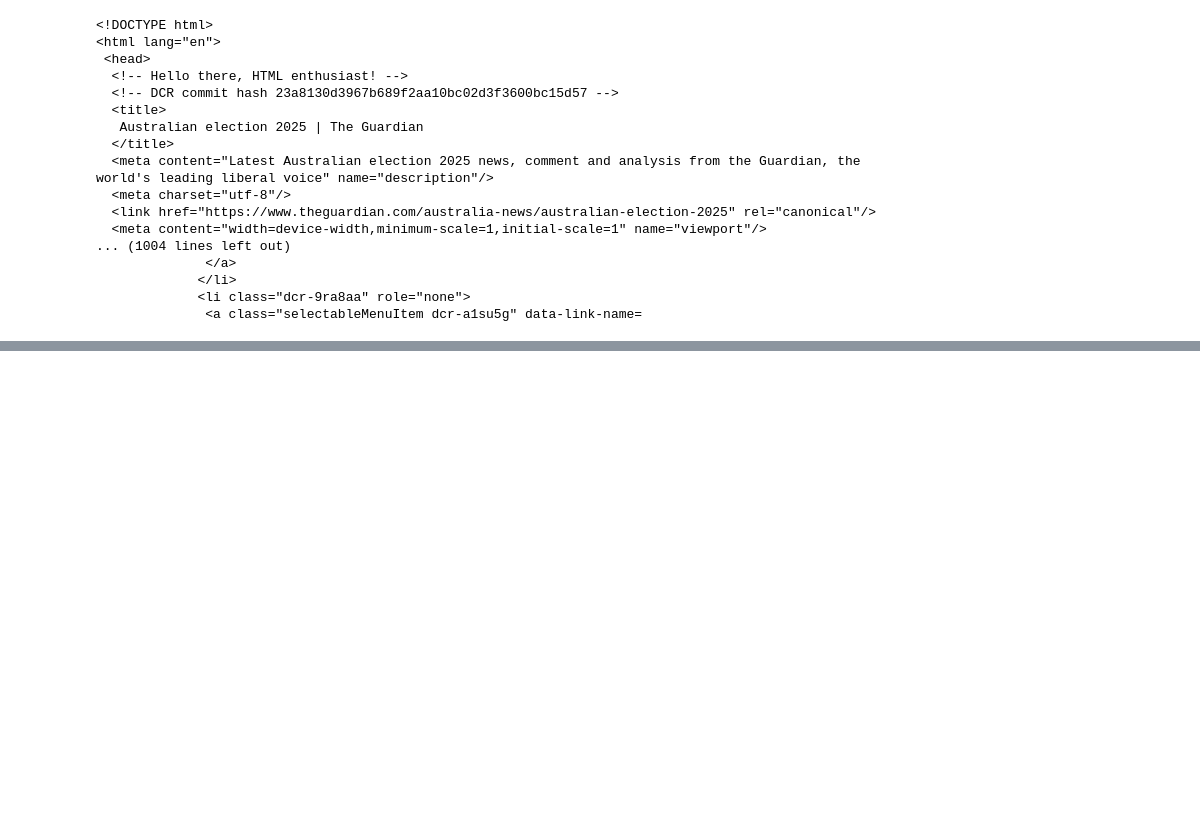
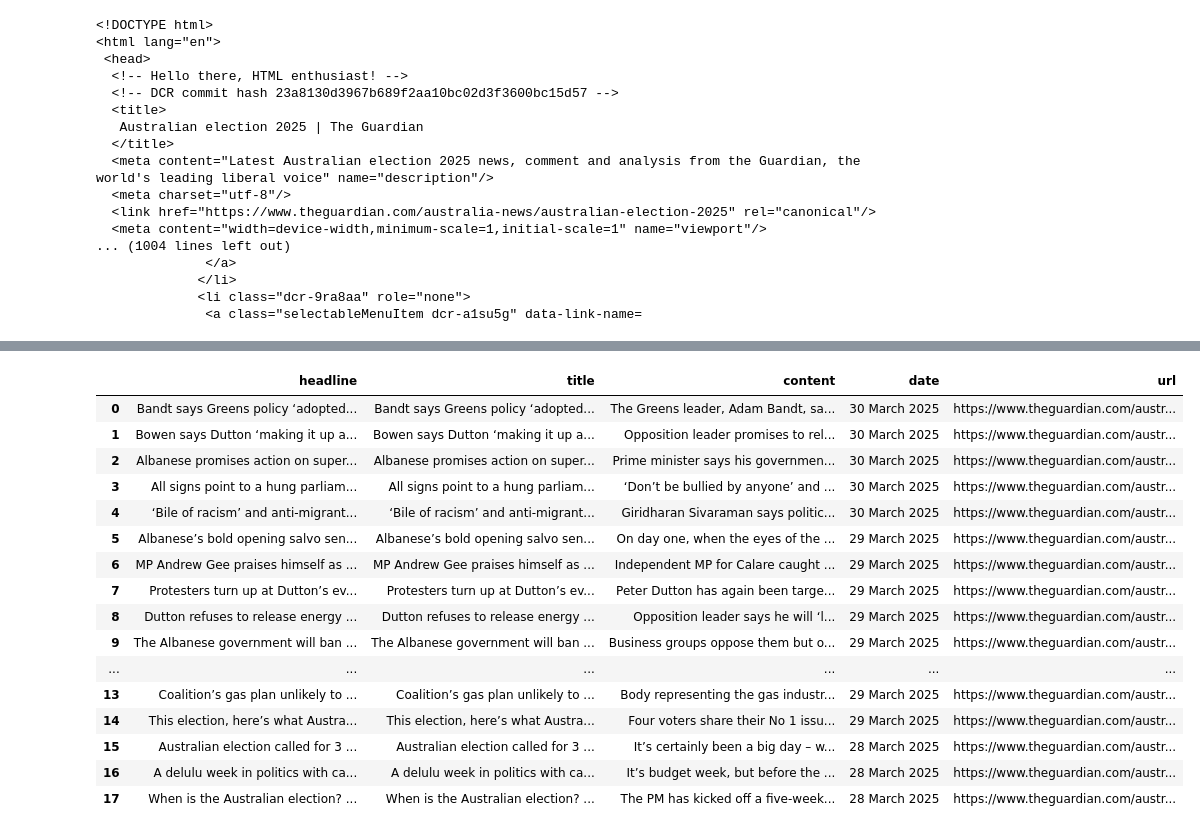
Before and after one commit to gaylejuntilla/MA3831-A3, a Jupyter notebook: the_guardian.ipynb, the cells around one changed output, grey strips where cells are left out. Drawn from its saved outputs; the diff is of its cells as text; code cells hidden in the pictures; blank space fills up the shorter version.

```diff
--- a/the_guardian.ipynb
+++ b/the_guardian.ipynb
@@ -154,13 +165,9 @@ class GuardianScraper:
         print(f"Data saved to {filename}.")
 # %%
 # Example: Start scraping from the first page
-start_url = 'https://www.theguardian.com/world'
-scraper = GuardianScraper(start_url)
-scraper.scrape_articles(start_url)
+start_url = "https://www.theguardian.com/australia-news/australian-election-2025/all"
+testscraper = GuardianScraper(start_url)
+testscraper.scrape_articles(start_url)
 
 # Save data to a CSV file
-scraper.save_data_to_file()
-
-# Print all collected articles
-print(f"\nTotal articles collected: {len(scraper.articles)}")
-print(scraper.articles.head())  # Display first few rows of the DataFrame
+#scraper.save_data_to_file()
@@ -166,0 +208,20 @@ print(scraper.articles.head())  # Display first few rows of the DataFrame
+# %%
+testscraper.articles
+# %% [output]
+|  | headline | title | content | date | url |
+| 0 | Bandt says Greens policy ‘adopted... | Bandt says Greens policy ‘adopted... | The Greens leader, Adam Bandt, sa... | 30 March 2025 | https://www.theguardian.com/austr... |
+| 1 | Bowen says Dutton ‘making it up a... | Bowen says Dutton ‘making it up a... | Opposition leader promises to rel... | 30 March 2025 | https://www.theguardian.com/austr... |
+| 2 | Albanese promises action on super... | Albanese promises action on super... | Prime minister says his governmen... | 30 March 2025 | https://www.theguardian.com/austr... |
+| 3 | All signs point to a hung parliam... | All signs point to a hung parliam... | ‘Don’t be bullied by anyone’ and ... | 30 March 2025 | https://www.theguardian.com/austr... |
+| 4 | ‘Bile of racism’ and anti-migrant... | ‘Bile of racism’ and anti-migrant... | Giridharan Sivaraman says politic... | 30 March 2025 | https://www.theguardian.com/austr... |
+| 5 | Albanese’s bold opening salvo sen... | Albanese’s bold opening salvo sen... | On day one, when the eyes of the ... | 29 March 2025 | https://www.theguardian.com/austr... |
+| 6 | MP Andrew Gee praises himself as ... | MP Andrew Gee praises himself as ... | Independent MP for Calare caught ... | 29 March 2025 | https://www.theguardian.com/austr... |
+| 7 | Protesters turn up at Dutton’s ev... | Protesters turn up at Dutton’s ev... | Peter Dutton has again been targe... | 29 March 2025 | https://www.theguardian.com/austr... |
+| 8 | Dutton refuses to release energy ... | Dutton refuses to release energy ... | Opposition leader says he will ‘l... | 29 March 2025 | https://www.theguardian.com/austr... |
+| 9 | The Albanese government will ban ... | The Albanese government will ban ... | Business groups oppose them but o... | 29 March 2025 | https://www.theguardian.com/austr... |
+| ... | ... | ... | ... | ... | ... |
+| 13 | Coalition’s gas plan unlikely to ... | Coalition’s gas plan unlikely to ... | Body representing the gas industr... | 29 March 2025 | https://www.theguardian.com/austr... |
+| 14 | This election, here’s what Austra... | This election, here’s what Austra... | Four voters share their No 1 issu... | 29 March 2025 | https://www.theguardian.com/austr... |
+| 15 | Australian election called for 3 ... | Australian election called for 3 ... | It’s certainly been a big day – w... | 28 March 2025 | https://www.theguardian.com/austr... |
+| 16 | A delulu week in politics with ca... | A delulu week in politics with ca... | It’s budget week, but before the ... | 28 March 2025 | https://www.theguardian.com/austr... |
+| 17 | When is the Australian election? ... | When is the Australian election? ... | The PM has kicked off a five-week... | 28 March 2025 | https://www.theguardian.com/austr... |
```
Also changed, not shown: parts of 3 cells of this notebook.
